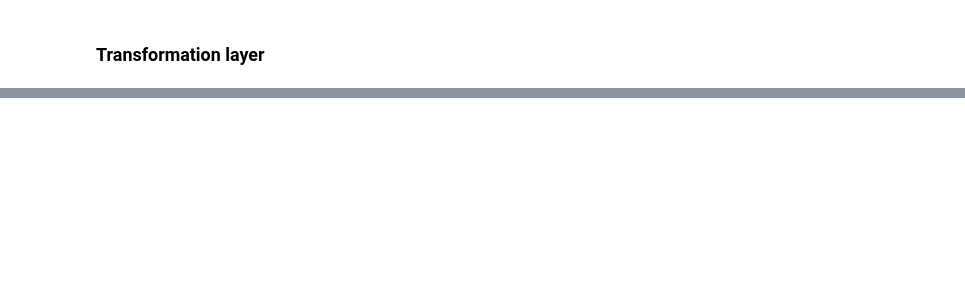
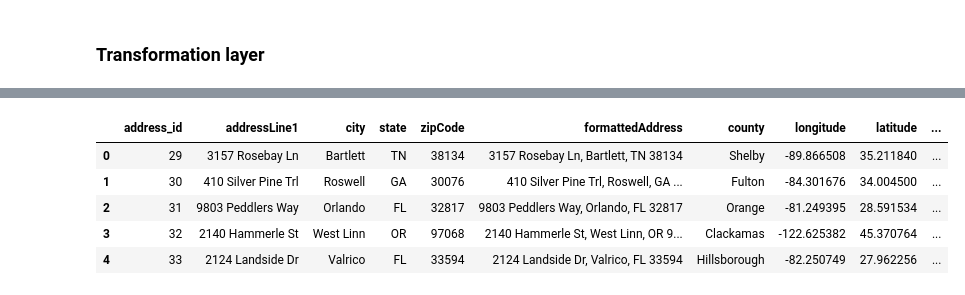
Before and after one commit to Nel-zi/Zuma_realtors, a Jupyter notebook: Zuma_realtors.ipynb, the cells around one changed output, grey strips where cells are left out. Drawn from its saved outputs; the diff is of its cells as text; code cells hidden in the pictures; blank space fills up the shorter version.

```diff
--- a/Zuma_realtors.ipynb
+++ b/Zuma_realtors.ipynb
@@ -104,3 +104,25 @@ dtypes: float64(9), int64(1), object(17)
 memory usage: 105.6+ KB
 # %% [markdown]
 ### Transformation layer
+# %%
+real_estate_df.fillna({
+    'bathrooms' : 0.0,
+    'bedrooms' : 0.0,
+    'squareFootage' : 0.0,
+    'county' : 'Unknown',
+    'propertyType' : 'Unknown',
+    'yearBuilt' : 0.0,
+    'features' : 'Unknown',
+    'assessorID' : 'Unknown',
+    'legalDescription' : 'Unknown',
+    'subdivision' : 'Unknown',
+    'zoning' : 'Unknown',
+    'ownerOccupied' : 0.0,
+    'lotSize' : 0.0,
+    'taxAssessment' : 'Unknown',
+    'lastSaleDate' : 'Unknown',
+    'propertyTaxes' : 'Unknown',
+    'lastSalePrice' : 0.0,
+    'addressLine2' : 'Unknown',
+    'owner' : 'Unknown'
+    }, inplace = True)
@@ -106,0 +149,23 @@ memory usage: 105.6+ KB
+# %%
+# Address Table
+Address_Table = real_estate_df[['addressLine1', 'city', 'state', 'zipCode', 'formattedAddress', 'county', 'longitude', 'latitude', 'addressLine2']].copy().reset_index(drop = True)
+
+
+# Address_Table.index.name = 'address_id'
+# Address_Table = Address_Table.reset_index()
+
+
+# Assign a unique primary key for tax_id using a dedicated numbering system
+Address_Table['address_id'] = range(29, len(Address_Table) + 29)  # Sequential numbering starting at 1
+
+Address_Table = Address_Table[['address_id', 'addressLine1', 'city', 'state', 'zipCode', 'formattedAddress', 'county', 'longitude', 'latitude', 'addressLine2']]
+
+
+Address_Table.head()
+# %% [output]
+|  | address_id | addressLine1 | city | state | zipCode | formattedAddress | county | longitude | latitude | ... |
+| 0 | 29 | 3157 Rosebay Ln | Bartlett | TN | 38134 | 3157 Rosebay Ln, Bartlett, TN 38134 | Shelby | -89.866508 | 35.211840 | ... |
+| 1 | 30 | 410 Silver Pine Trl | Roswell | GA | 30076 | 410 Silver Pine Trl, Roswell, GA ... | Fulton | -84.301676 | 34.004500 | ... |
+| 2 | 31 | 9803 Peddlers Way | Orlando | FL | 32817 | 9803 Peddlers Way, Orlando, FL 32817 | Orange | -81.249395 | 28.591534 | ... |
+| 3 | 32 | 2140 Hammerle St | West Linn | OR | 97068 | 2140 Hammerle St, West Linn, OR 9... | Clackamas | -122.625382 | 45.370764 | ... |
+| 4 | 33 | 2124 Landside Dr | Valrico | FL | 33594 | 2124 Landside Dr, Valrico, FL 33594 | Hillsborough | -82.250749 | 27.962256 | ... |
```
Also changed, not shown: parts of 20 cells of this notebook, 2 other files.
